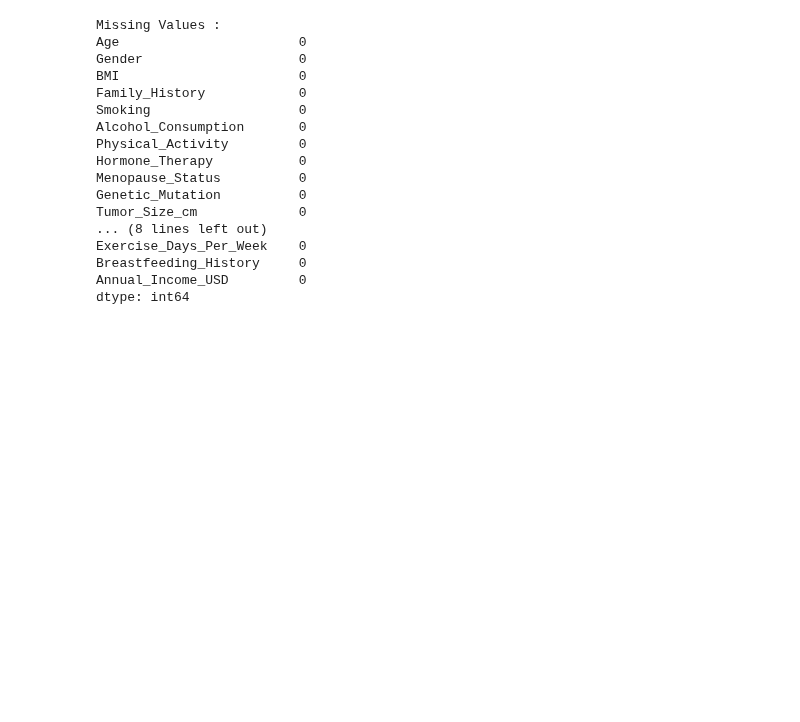
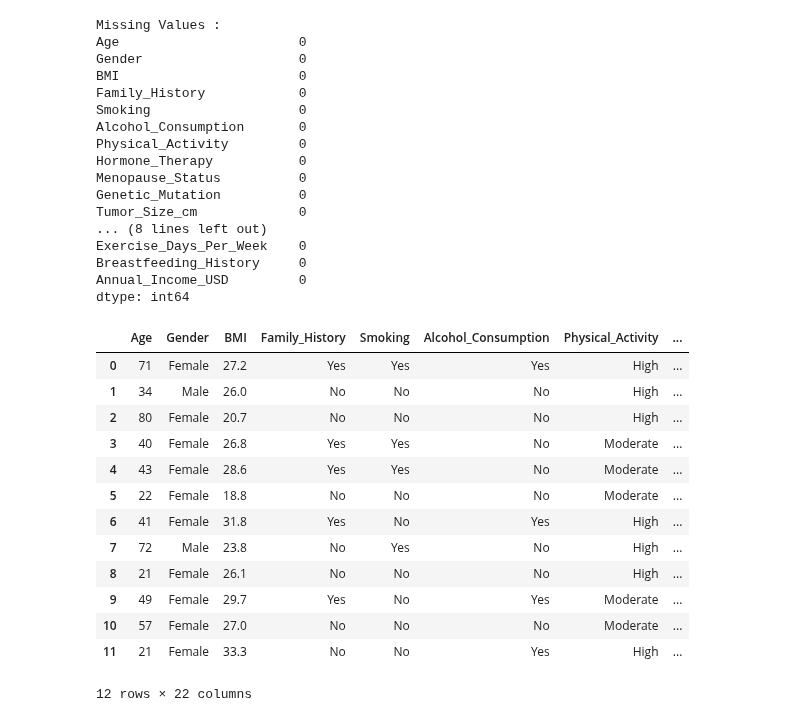
Before and after one commit to tiopramana/machine_learning, a Jupyter notebook: Project/Breast_cancer/main.ipynb, the cells around one changed output. Cells and saved outputs as stored; diff of their text form; code cells hidden in the pictures; blank space fills up the shorter version.

```diff
--- a/Project/Breast_cancer/main.ipynb
+++ b/Project/Breast_cancer/main.ipynb
@@ -78,4 +83,21 @@ Exercise_Days_Per_Week    0
 Breastfeeding_History     0
 Annual_Income_USD         0
 dtype: int64
+# %%
+dfe.head(12)
+# %% [output]
+|  | Age | Gender | BMI | Family_History | Smoking | Alcohol_Consumption | Physical_Activity | ... |
+| 0 | 71 | Female | 27.2 | Yes | Yes | Yes | High | ... |
+| 1 | 34 | Male | 26.0 | No | No | No | High | ... |
+| 2 | 80 | Female | 20.7 | No | No | No | High | ... |
+| 3 | 40 | Female | 26.8 | Yes | Yes | No | Moderate | ... |
+| 4 | 43 | Female | 28.6 | Yes | Yes | No | Moderate | ... |
+| 5 | 22 | Female | 18.8 | No | No | No | Moderate | ... |
+| 6 | 41 | Female | 31.8 | Yes | No | Yes | High | ... |
+| 7 | 72 | Male | 23.8 | No | Yes | No | High | ... |
+| 8 | 21 | Female | 26.1 | No | No | No | High | ... |
+| 9 | 49 | Female | 29.7 | Yes | No | Yes | Moderate | ... |
+| 10 | 57 | Female | 27.0 | No | No | No | Moderate | ... |
+| 11 | 21 | Female | 33.3 | No | No | Yes | High | ... |
+12 rows × 22 columns
 # %%
```
Also changed, not shown: parts of 14 cells of this notebook.
